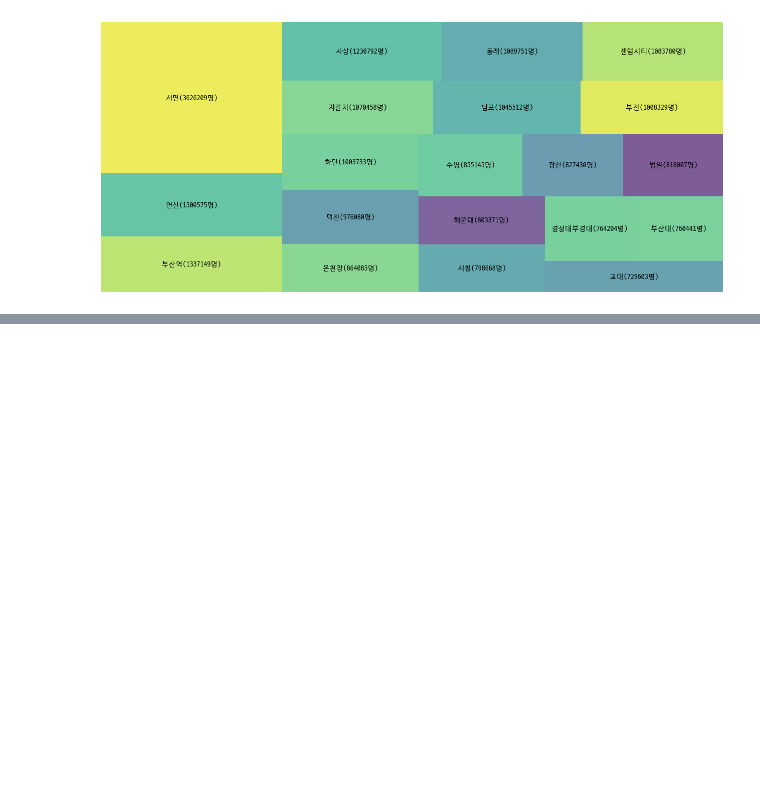
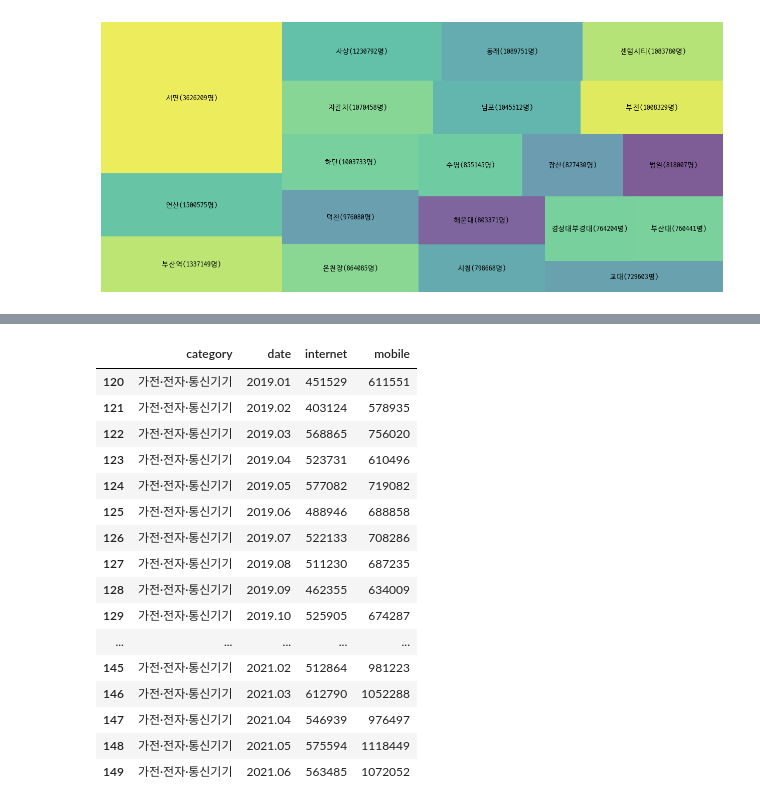
Before and after one commit to YB3698/python_pyb, a Jupyter notebook: py11_지하철이용현황분석.ipynb, the cells around one changed output, grey strips where cells are left out. Cells and saved outputs as stored; diff of their text form; code cells hidden in the pictures; blank space fills up the shorter version.

```diff
--- a/py11_지하철이용현황분석.ipynb
+++ b/py11_지하철이용현황분석.ipynb
@@ -138,0 +397,21 @@ plt.show()
+# %%
+ex1_data = ori.copy()
+ex1_data[120:150]
+# %% [output]
+|  | category | date | internet | mobile |
+| 120 | 가전·전자·통신기기 | 2019.01 | 451529 | 611551 |
+| 121 | 가전·전자·통신기기 | 2019.02 | 403124 | 578935 |
+| 122 | 가전·전자·통신기기 | 2019.03 | 568865 | 756020 |
+| 123 | 가전·전자·통신기기 | 2019.04 | 523731 | 610496 |
+| 124 | 가전·전자·통신기기 | 2019.05 | 577082 | 719082 |
+| 125 | 가전·전자·통신기기 | 2019.06 | 488946 | 688858 |
+| 126 | 가전·전자·통신기기 | 2019.07 | 522133 | 708286 |
+| 127 | 가전·전자·통신기기 | 2019.08 | 511230 | 687235 |
+| 128 | 가전·전자·통신기기 | 2019.09 | 462355 | 634009 |
+| 129 | 가전·전자·통신기기 | 2019.10 | 525905 | 674287 |
+| ... | ... | ... | ... | ... |
+| 145 | 가전·전자·통신기기 | 2021.02 | 512864 | 981223 |
+| 146 | 가전·전자·통신기기 | 2021.03 | 612790 | 1052288 |
+| 147 | 가전·전자·통신기기 | 2021.04 | 546939 | 976497 |
+| 148 | 가전·전자·통신기기 | 2021.05 | 575594 | 1118449 |
+| 149 | 가전·전자·통신기기 | 2021.06 | 563485 | 1072052 |
```
Also changed, not shown: parts of 12 cells of this notebook, 26 other files.
